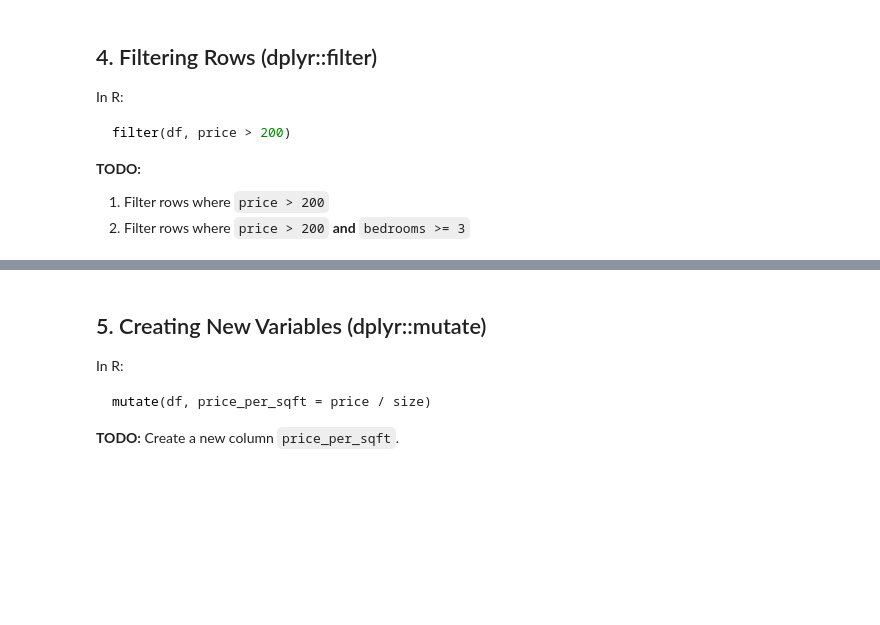
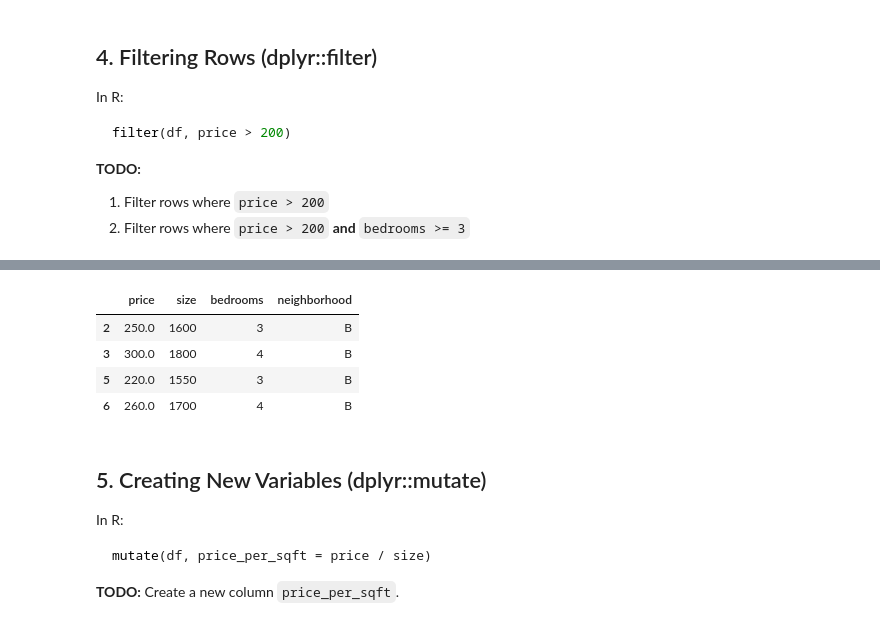
Before and after one commit to nikamade/Data201_MoniqueMadinkoEpseKamgui, a Jupyter notebook: class_2_student_notebook_pandas_data_wrangling_for_r_users.ipynb, the cells around one changed output, grey strips where cells are left out. Drawn from its saved outputs; the diff is of its cells as text; code cells hidden in the pictures; blank space fills up the shorter version.

```diff
--- a/class_2_student_notebook_pandas_data_wrangling_for_r_users.ipynb
+++ b/class_2_student_notebook_pandas_data_wrangling_for_r_users.ipynb
@@ -101,3 +131,11 @@ filter(df, price > 200)
+# %%
+data.query('price>200 and bedrooms >=3')
+# %% [output]
+|  | price | size | bedrooms | neighborhood |
+| 2 | 250.0 | 1600 | 3 | B |
+| 3 | 300.0 | 1800 | 4 | B |
+| 5 | 220.0 | 1550 | 3 | B |
+| 6 | 260.0 | 1700 | 4 | B |
 # %% [markdown]
 ## 5. Creating New Variables (dplyr::mutate)
 
```
Also changed, not shown: parts of 3 cells of this notebook.
